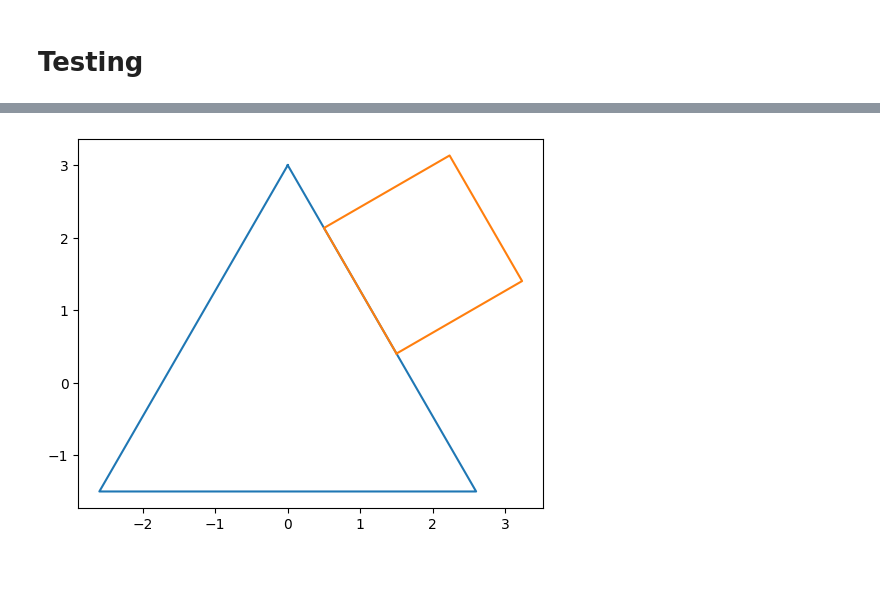
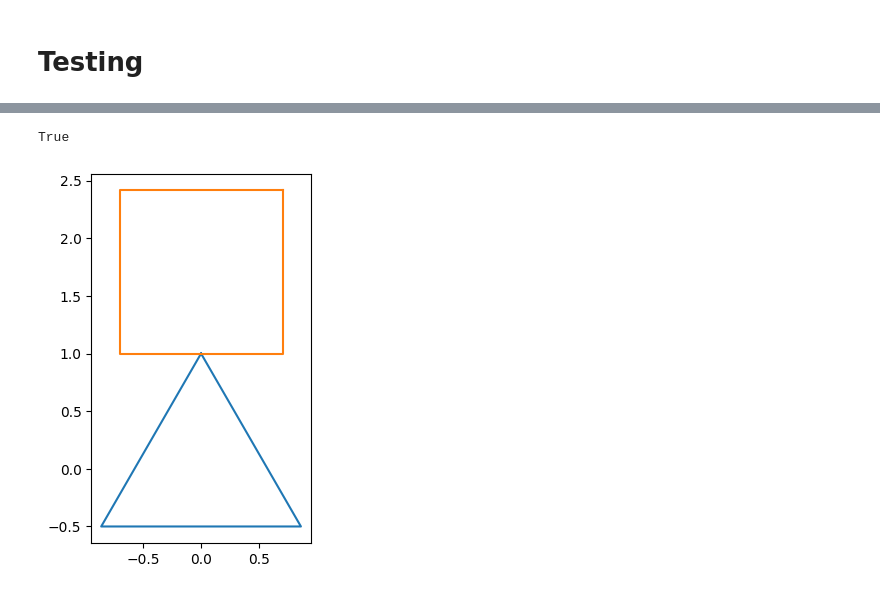
Before and after one commit to alex-k-exe/sci-fair, a Jupyter notebook: GlobalFunctions.ipynb, the cells around one changed output, grey strips where cells are left out. Drawn from its saved outputs; the diff is of its cells as text; code cells hidden in the pictures.

```diff
--- a/GlobalFunctions.ipynb
+++ b/GlobalFunctions.ipynb
@@ -63,12 +64,13 @@ def makePoly(sides, radius):
     vertices = []
 
     if sides % 2 == 0:
-        line = aff.rotate(line, -360 / sides)
+        line = aff.rotate(line, -360 / sides / 2, origin=(0, 0))
 
     for i in range(0, sides):
-        line = geom.LineString(recursiveRound([*line.coords], 4))
+        line = geom.LineString([*line.coords])
         vertices.append(line.coords[1])
         line = aff.rotate(line, -360 / sides, origin=(0, 0))
+
     return geom.Polygon(vertices)
 # %% [markdown]
 ## Finding the angle between three points
@@ -87,2 +115,5 @@ def angleFinder(x, y, z):
+# %%
+def touches(a, b):
+    return geom.LineString(a.exterior.coords).distance(b) < 0.00000000001
 # %% [markdown]
 # Testing
@@ -123,0 +120,26 @@ ZeroDivisionError: float division by zero
+# %%
+a = makePoly(3, 1)
+b = makePoly(4, 1)
+
+b = aff.translate(b, yoff=abs(a.bounds[3]) + abs(b.bounds[1]))
+
+aAngle = (len(a.exterior.coords) - 3) * 180 / (len(a.exterior.coords) - 3)
+
+if touches(a, geom.Point(a.exterior.coords[0])):
+    if geom.Point(b.exterior.coords[len((a.exterior.coords) - 1) // 2 - 1]).__eq__(a.exterior.coords[0]):
+        # on edge
+        nextA = geom.Point(a.exterior.coords[1])
+        nextB = geom.Point(b.exterior.coords[len((a.exterior.coords) - 1) // 2 - 2])
+        rotationPoint = geom.Point(a.exterior.coords[0])
+        b = aff.rotate(b, 360 - )
+    else:
+        # over edge
+        if len(a.exterior.coords) % 2 == 0:
+            # special case
+
+        else:
+            # not special case
+            nextA = geom.Point(a.exterior.coords[1])
+            nextB = geom.Point(b.exterior.coords[len((a.exterior.coords) - 1) // 2 - 2])
+            rotationPoint = geom.Point(a.exterior.coords[0])
+else:
@@ -124,6 +150,9 @@ ZeroDivisionError: float division by zero
 # %%
-fig, ax = plt.subplots(1, 1)
-plotPolys([a, b])
-ax.axes.set_aspect("equal")
+print(touches(b, geom.Point(a.exterior.coords[0])))
+
+fig, axes = plt.subplots(1, 1)
+plotPolys([a, b], axes)
+axes.axes.set_aspect("equal")
 # %% [output]
+True
-[figure, old version]
+[figure, new version]
```
Also changed, not shown: parts of 10 cells of this notebook.
